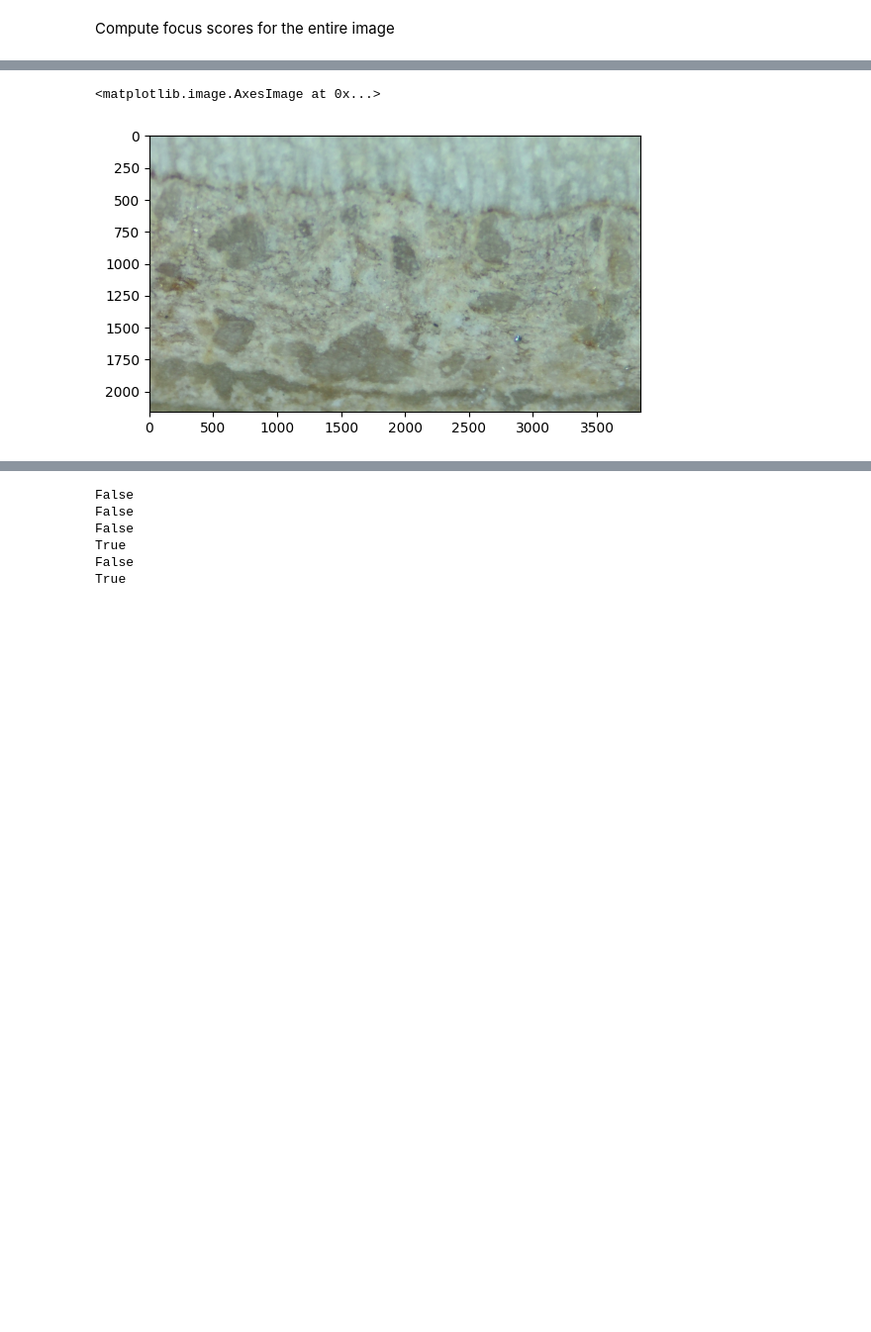
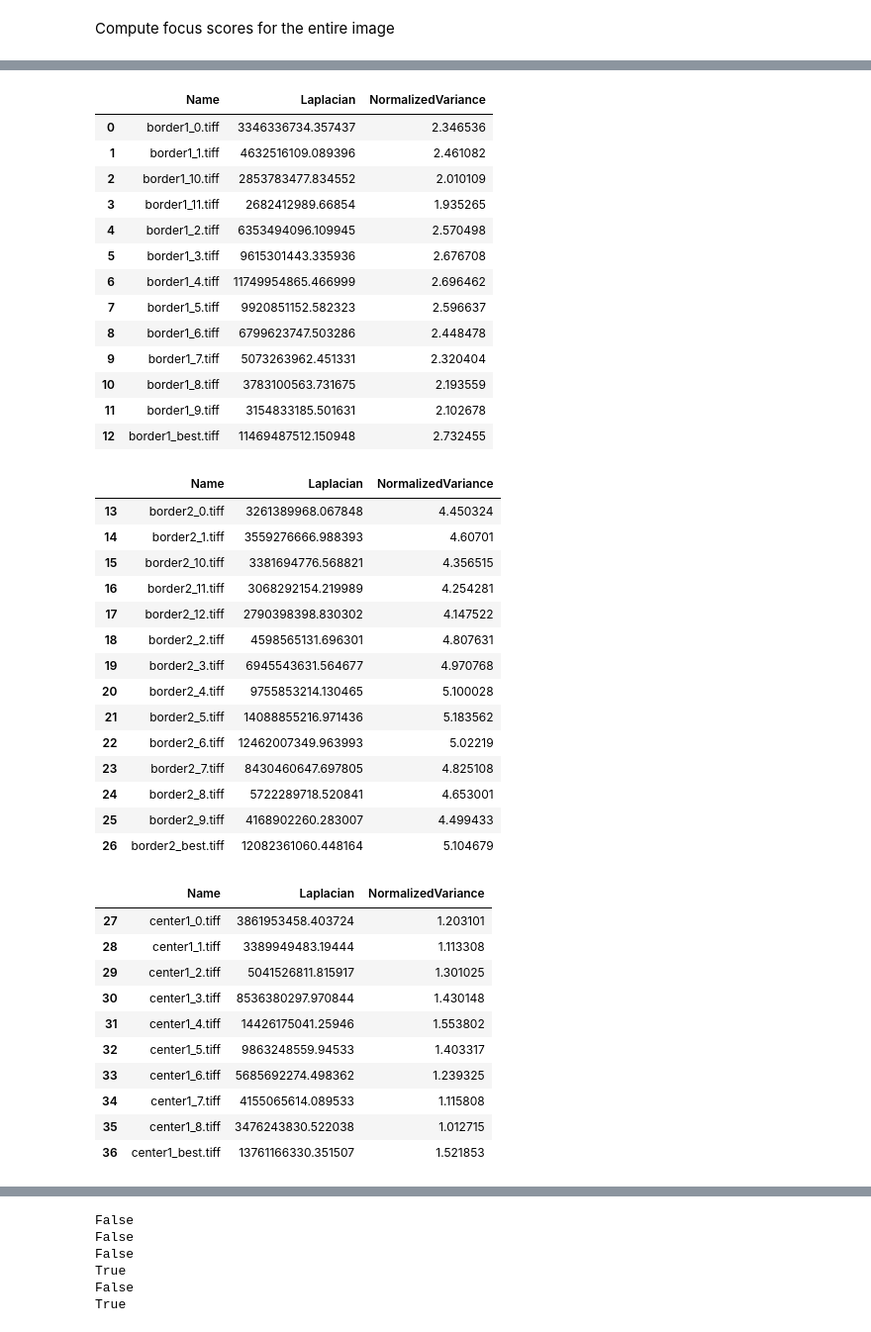
Before and after one commit to temporalecologylab/TreeRings, a Jupyter notebook: code/focus_testng/focus_method_compare.ipynb, the cells around one changed output, grey strips where cells are left out. Shown: that part at 99% size. Saved outputs shown, nothing was run; the diff lists cells and outputs as text; code cells hidden in the pictures; blank space fills up the shorter version.

Commit message:
update variance calculation after further testing

```diff
--- a/code/focus_testng/focus_method_compare.ipynb
+++ b/code/focus_testng/focus_method_compare.ipynb
@@ -26,17 +27,19 @@ all_images= {}
 best_images = {}
 lap_best = {}
 var_best = {}
+images_df = pd.DataFrame(columns=['Name', 'Laplacian', 'NormalizedVariance'])
 for folder in image_folders:
     image_filenames = os.listdir("{}/{}".format(dir, folder))
-    arr_name = f"{folder}_array"
+    arr_name = f"{folder}"
     all_images[arr_name] = []
     best_images[arr_name] = []
     lap_best[arr_name] = []
     var_best[arr_name] = []
     for image in image_filenames:
-        if image == "best.tiff":
-            best_images[arr_name] = plt.imread("{}/{}/{}".format(dir, folder, image))
-        all_images[arr_name].append(plt.imread("{}/{}/{}".format(dir, folder, image)))
+        if "best" in image:
+            best_images[arr_name].append(image)
+        all_images[arr_name].append(image)
+        images_df = images_df.append({'Name': image}, ignore_index = True)
 # %% [markdown]
 Functions for computing focus scores
 # %%
@@ -95,8 +131,55 @@ var_best['edge2_array'] = best_focused_image_variance(all_images['edge2_array'])
-# %%
-testshow = plt.imread('./stack_test/edge1/best.tiff')
-#plt.imshow(testshow)
-
-plt.imshow(best_images["border1_array"])
-# %% [output]
-<matplotlib.image.AxesImage at 0x...>
-[figure, removed]
+# %%
+border1_df = images_df[:13]
+border2_df = images_df[13:27]
+center1_df = images_df[27:37]
+center2_df = images_df[37:47]
+edge1_df = images_df[47:57]
+edge2_df = images_df[57:]
+# %%
+display(border1_df)
+display(border2_df)
+display(center1_df)
+display(center2_df)
+display(edge1_df)
+display(edge2_df)
+# %% [output]
+|  | Name | Laplacian | NormalizedVariance |
+| 0 | border1_0.tiff | 3346336734.357437 | 2.346536 |
+| 1 | border1_1.tiff | 4632516109.089396 | 2.461082 |
+| 2 | border1_10.tiff | 2853783477.834552 | 2.010109 |
+| 3 | border1_11.tiff | 2682412989.66854 | 1.935265 |
+| 4 | border1_2.tiff | 6353494096.109945 | 2.570498 |
+| 5 | border1_3.tiff | 9615301443.335936 | 2.676708 |
+| 6 | border1_4.tiff | 11749954865.466999 | 2.696462 |
+| 7 | border1_5.tiff | 9920851152.582323 | 2.596637 |
+| 8 | border1_6.tiff | 6799623747.503286 | 2.448478 |
+| 9 | border1_7.tiff | 5073263962.451331 | 2.320404 |
+| 10 | border1_8.tiff | 3783100563.731675 | 2.193559 |
+| 11 | border1_9.tiff | 3154833185.501631 | 2.102678 |
+| 12 | border1_best.tiff | 11469487512.150948 | 2.732455 |
+|  | Name | Laplacian | NormalizedVariance |
+| 13 | border2_0.tiff | 3261389968.067848 | 4.450324 |
+| 14 | border2_1.tiff | 3559276666.988393 | 4.60701 |
+| 15 | border2_10.tiff | 3381694776.568821 | 4.356515 |
+| 16 | border2_11.tiff | 3068292154.219989 | 4.254281 |
+| 17 | border2_12.tiff | 2790398398.830302 | 4.147522 |
+| 18 | border2_2.tiff | 4598565131.696301 | 4.807631 |
+| 19 | border2_3.tiff | 6945543631.564677 | 4.970768 |
+| 20 | border2_4.tiff | 9755853214.130465 | 5.100028 |
+| 21 | border2_5.tiff | 14088855216.971436 | 5.183562 |
+| 22 | border2_6.tiff | 12462007349.963993 | 5.02219 |
+| 23 | border2_7.tiff | 8430460647.697805 | 4.825108 |
+| 24 | border2_8.tiff | 5722289718.520841 | 4.653001 |
+| 25 | border2_9.tiff | 4168902260.283007 | 4.499433 |
+| 26 | border2_best.tiff | 12082361060.448164 | 5.104679 |
+|  | Name | Laplacian | NormalizedVariance |
+| 27 | center1_0.tiff | 3861953458.403724 | 1.203101 |
+| 28 | center1_1.tiff | 3389949483.19444 | 1.113308 |
+| 29 | center1_2.tiff | 5041526811.815917 | 1.301025 |
+| 30 | center1_3.tiff | 8536380297.970844 | 1.430148 |
+| 31 | center1_4.tiff | 14426175041.25946 | 1.553802 |
+| 32 | center1_5.tiff | 9863248559.94533 | 1.403317 |
+| 33 | center1_6.tiff | 5685692274.498362 | 1.239325 |
+| 34 | center1_7.tiff | 4155065614.089533 | 1.115808 |
+| 35 | center1_8.tiff | 3476243830.522038 | 1.012715 |
+| 36 | center1_best.tiff | 13761166330.351507 | 1.521853 |
```
Also changed, not shown: parts of 18 cells of this notebook, 1 other file.
